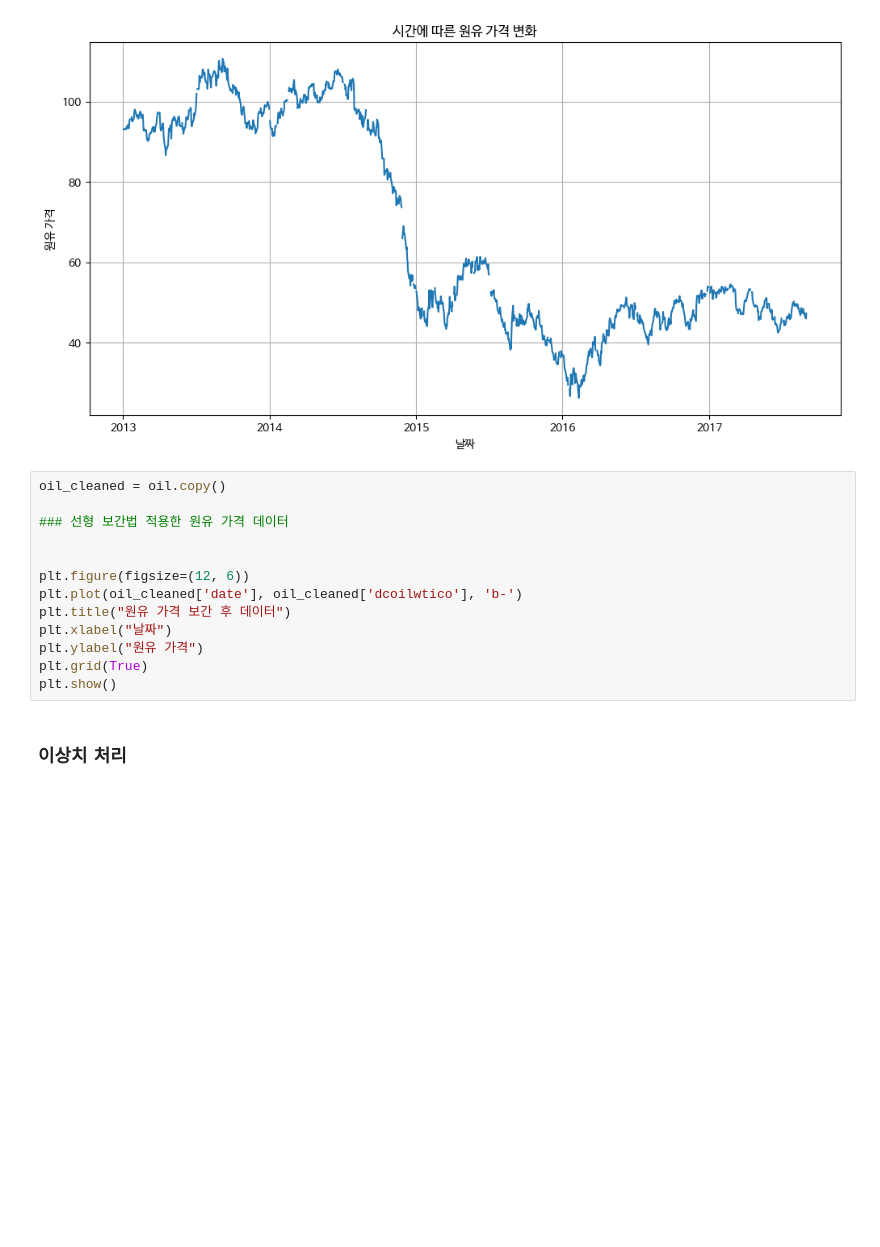
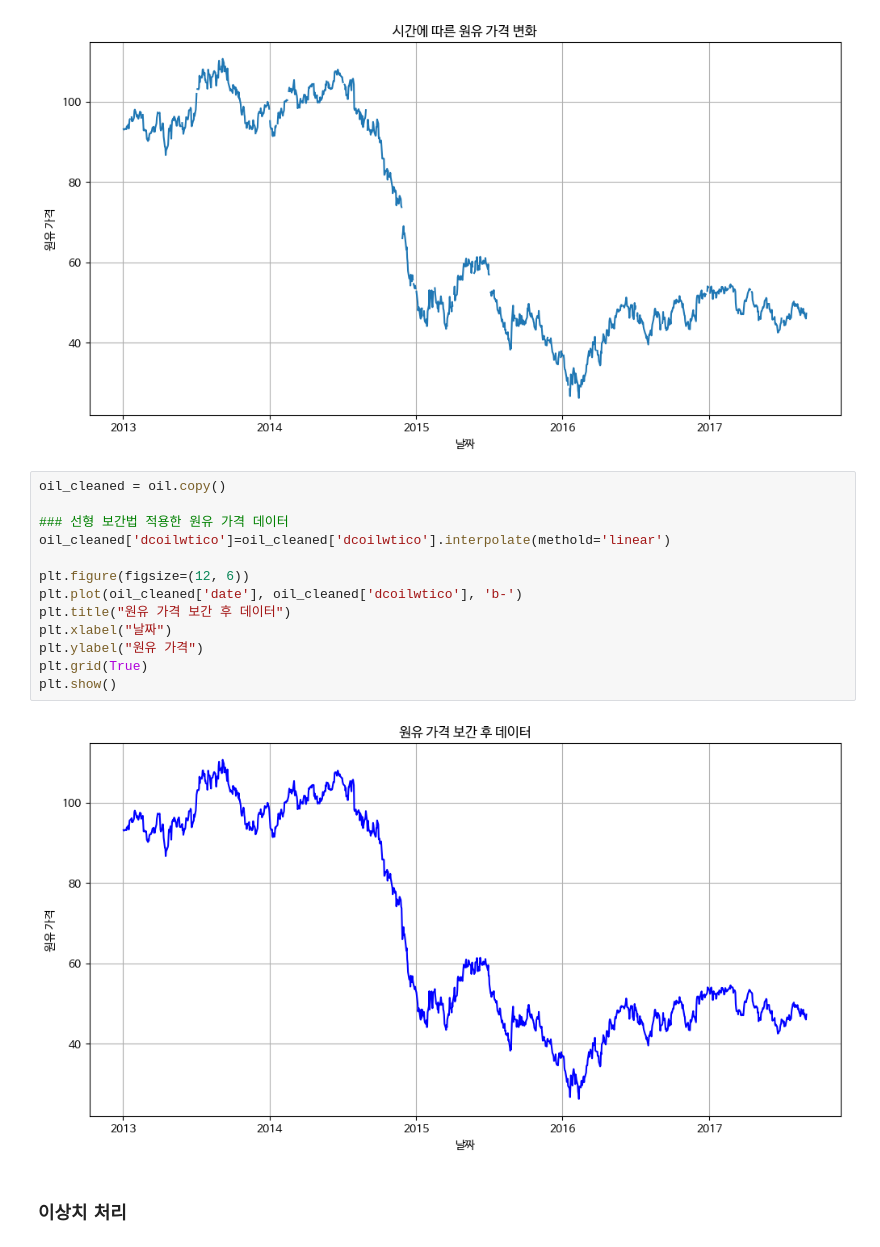
Before and after one commit to youlee203knou/Data-Analysis-with-Open-Source, a Jupyter notebook: 오픈소스_데이터_분석_7강.ipynb, the cells around one changed output. Cells and saved outputs as stored; diff of their text form; blank space fills up the shorter version.

```diff
--- a/오픈소스_데이터_분석_7강.ipynb
+++ b/오픈소스_데이터_분석_7강.ipynb
@@ -384,16 +384,18 @@ plt.show()
 # %%
 oil_cleaned = oil.copy()
 
 ### 선형 보간법 적용한 원유 가격 데이터
-
+oil_cleaned['dcoilwtico']=oil_cleaned['dcoilwtico'].interpolate(methold='linear')
 
 plt.figure(figsize=(12, 6))
 plt.plot(oil_cleaned['date'], oil_cleaned['dcoilwtico'], 'b-')
 plt.title("원유 가격 보간 후 데이터")
 plt.xlabel("날짜")
 plt.ylabel("원유 가격")
 plt.grid(True)
 plt.show()
+# %% [output]
+[figure, added]
 # %% [markdown]
 ### 이상치 처리
 # %%
```
